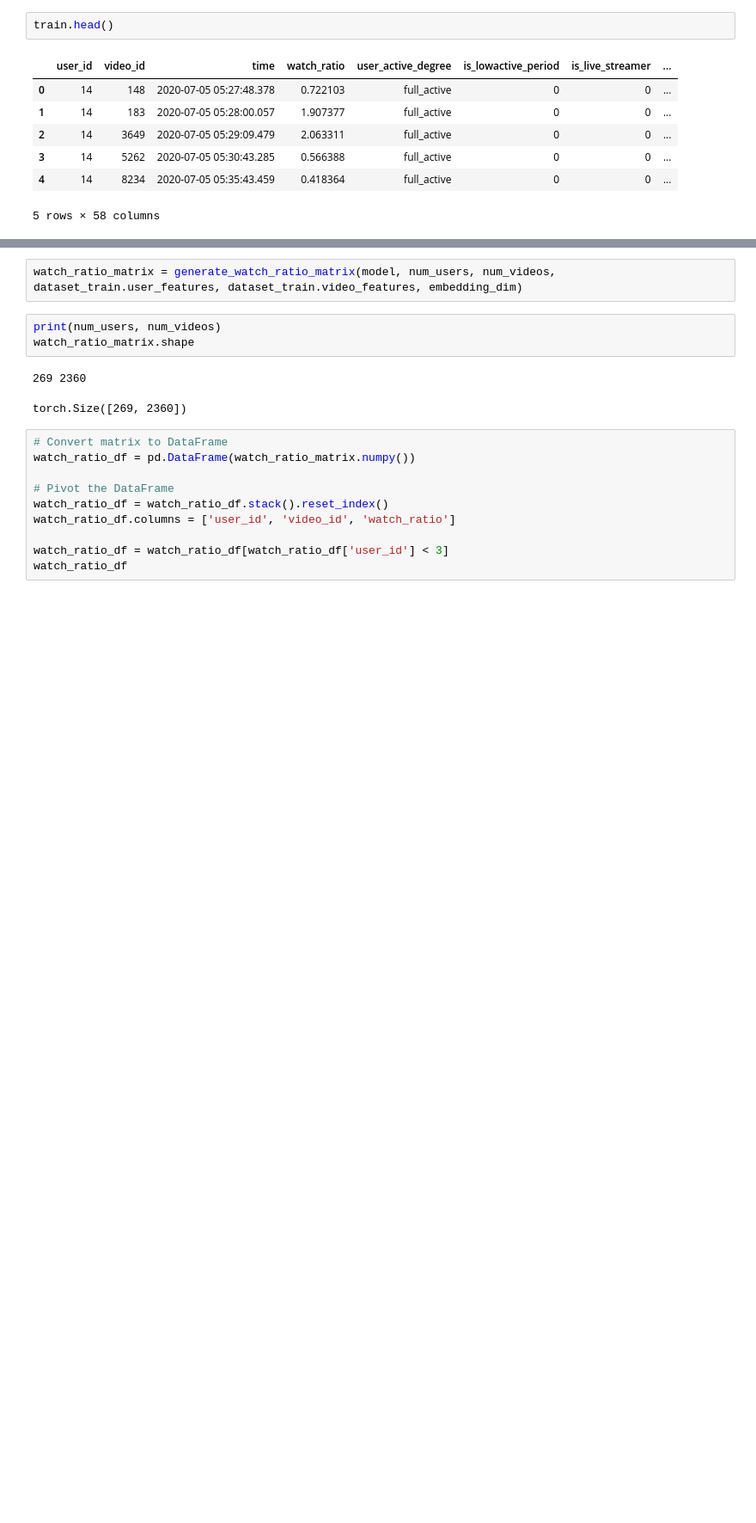
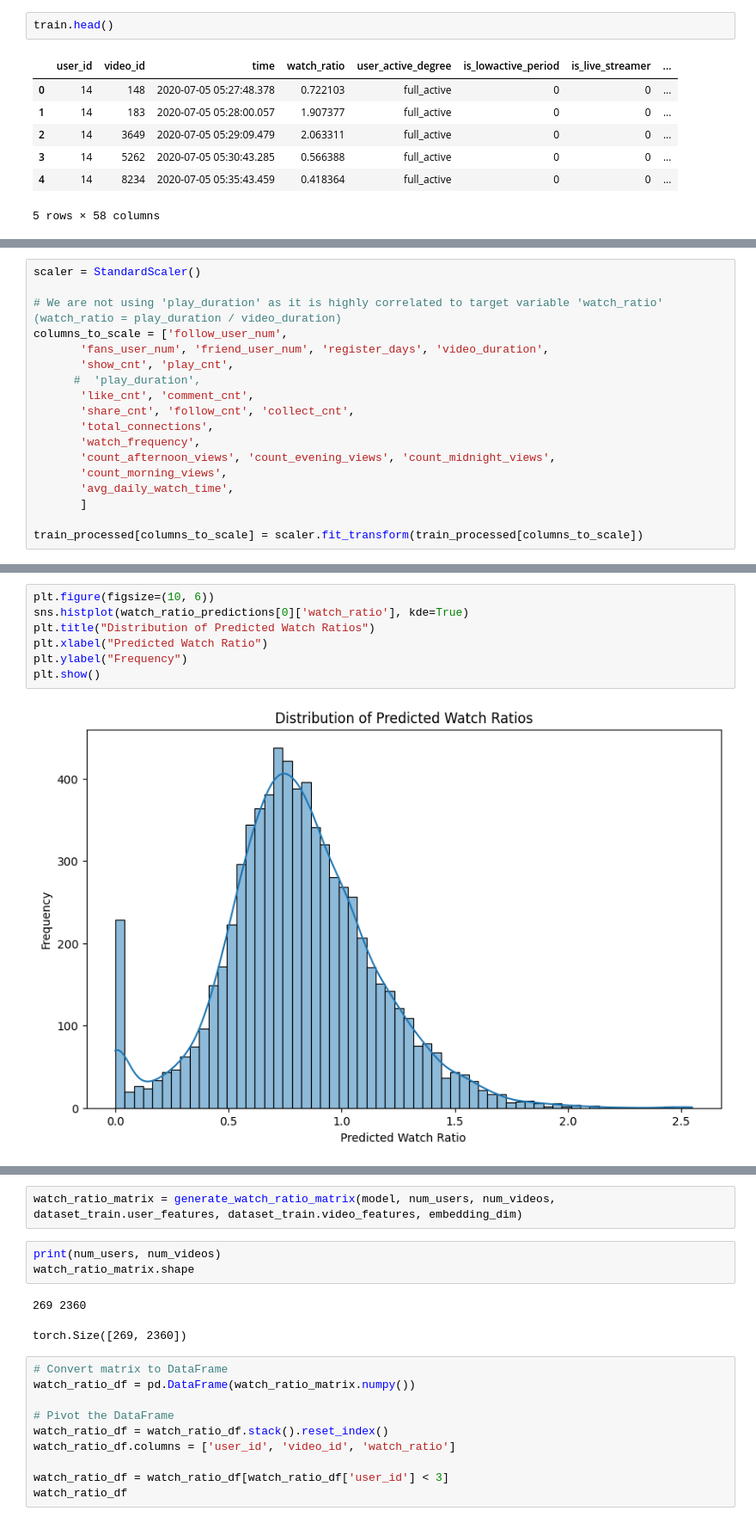
Before and after one commit to jiaawe/kuaishou-recommender, a Jupyter notebook: model/model_ncf.ipynb, the cells around one changed output, grey strips where cells are left out. Shown at 86% size. Cells and saved outputs as stored; diff of their text form; blank space fills up the shorter version.

```diff
--- a/model/model_ncf.ipynb
+++ b/model/model_ncf.ipynb
@@ -423,0 +127,18 @@ class NCF(nn.Module):
+# %%
+scaler = StandardScaler()
+
+# We are not using 'play_duration' as it is highly correlated to target variable 'watch_ratio' (watch_ratio = play_duration / video_duration)
+columns_to_scale = ['follow_user_num',
+       'fans_user_num', 'friend_user_num', 'register_days', 'video_duration',
+       'show_cnt', 'play_cnt',
+      #  'play_duration',
+       'like_cnt', 'comment_cnt',
+       'share_cnt', 'follow_cnt', 'collect_cnt',
+       'total_connections',
+       'watch_frequency',
+       'count_afternoon_views', 'count_evening_views', 'count_midnight_views',
+       'count_morning_views',
+       'avg_daily_watch_time',
+       ]
+
+train_processed[columns_to_scale] = scaler.fit_transform(train_processed[columns_to_scale])
@@ -423,0 +526,9 @@ class NCF(nn.Module):
+# %%
+plt.figure(figsize=(10, 6))
+sns.histplot(watch_ratio_predictions[0]['watch_ratio'], kde=True)
+plt.title("Distribution of Predicted Watch Ratios")
+plt.xlabel("Predicted Watch Ratio")
+plt.ylabel("Frequency")
+plt.show()
+# %% [output]
+[figure, added]
```
Also changed, not shown: parts of 60 cells of this notebook, 2 other files.
